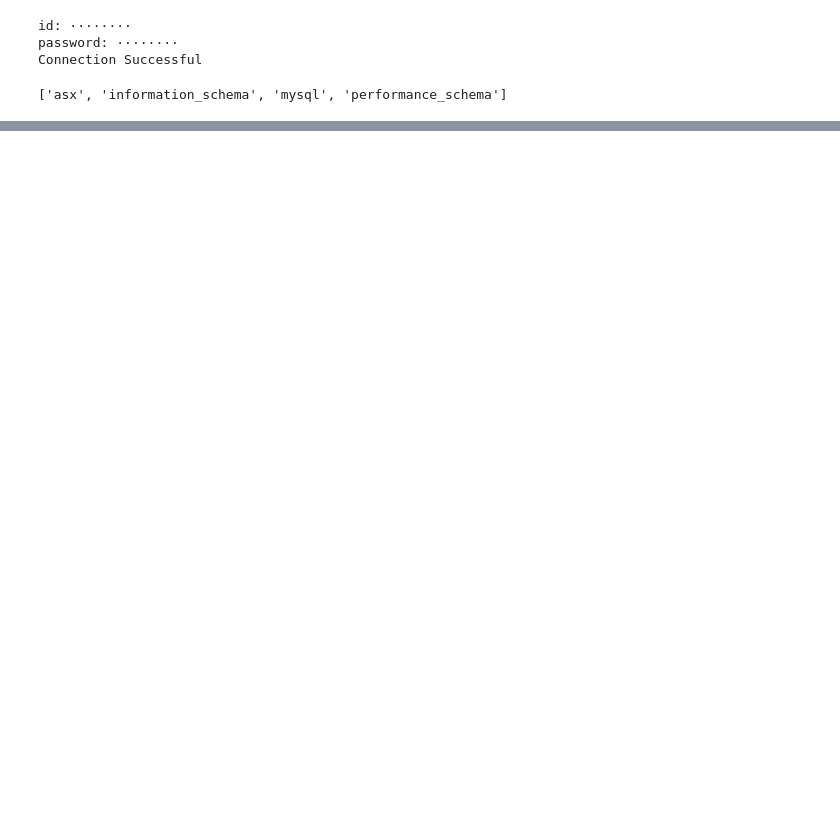
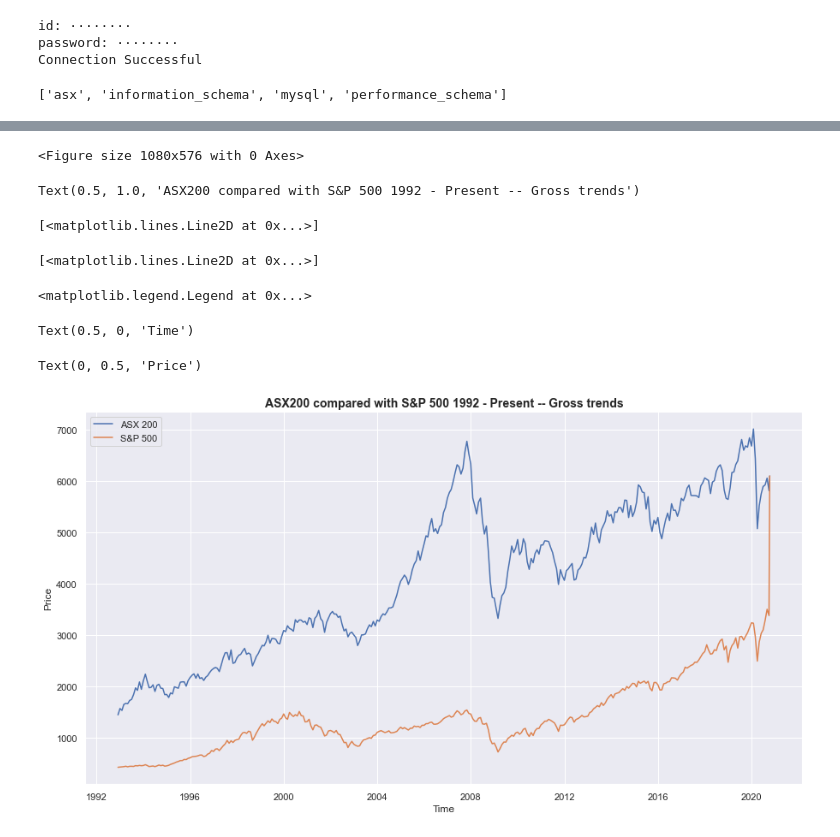
Before and after one commit to MDSI-AUG-2020-DSP/ASX, a Jupyter notebook: DataExploration.ipynb, the cells around one changed output, grey strips where cells are left out. Saved outputs shown, nothing was run; the diff lists cells and outputs as text; code cells hidden in the pictures; blank space fills up the shorter version.

Commit message:
ASX COMPARED TO S&P500
EDA for ASX200 and S&P 500. Seaborn was used to plot.

```diff
--- a/DataExploration.ipynb
+++ b/DataExploration.ipynb
@@ -80,0 +105,6 @@ cashrate
+# %%
+df = pd.read_sql('SELECT * FROM asx_s_and_p', con = mydb)
+
+df.set_index('date', inplace=True) ## set the date column as the index for the df
+
+print(df.head)
@@ -80,0 +127,20 @@ cashrate
+# %%
+sns.set()
+
+plt.figure(figsize=(15,8))
+
+plt.title('ASX200 compared with S&P 500 1992 - Present -- Gross trends', fontsize = 14, fontweight = 'bold')
+plt.plot('asx_open', data = df, label = 'ASX 200') ## ASX 200 open data
+plt.plot('s_and_p_open', data = df, label = 'S&P 500') ## S&P 500 open data
+plt.legend()
+plt.xlabel('Time')
+plt.ylabel('Price')
+# %% [output]
+<Figure size 1080x576 with 0 Axes>
+Text(0.5, 1.0, 'ASX200 compared with S&P 500 1992 - Present -- Gross trends')
+[<matplotlib.lines.Line2D at 0x...>]
+[<matplotlib.lines.Line2D at 0x...>]
+<matplotlib.legend.Legend at 0x...>
+Text(0.5, 0, 'Time')
+Text(0, 0.5, 'Price')
+[figure, added]
```
Also changed, not shown: parts of 5 cells of this notebook.
